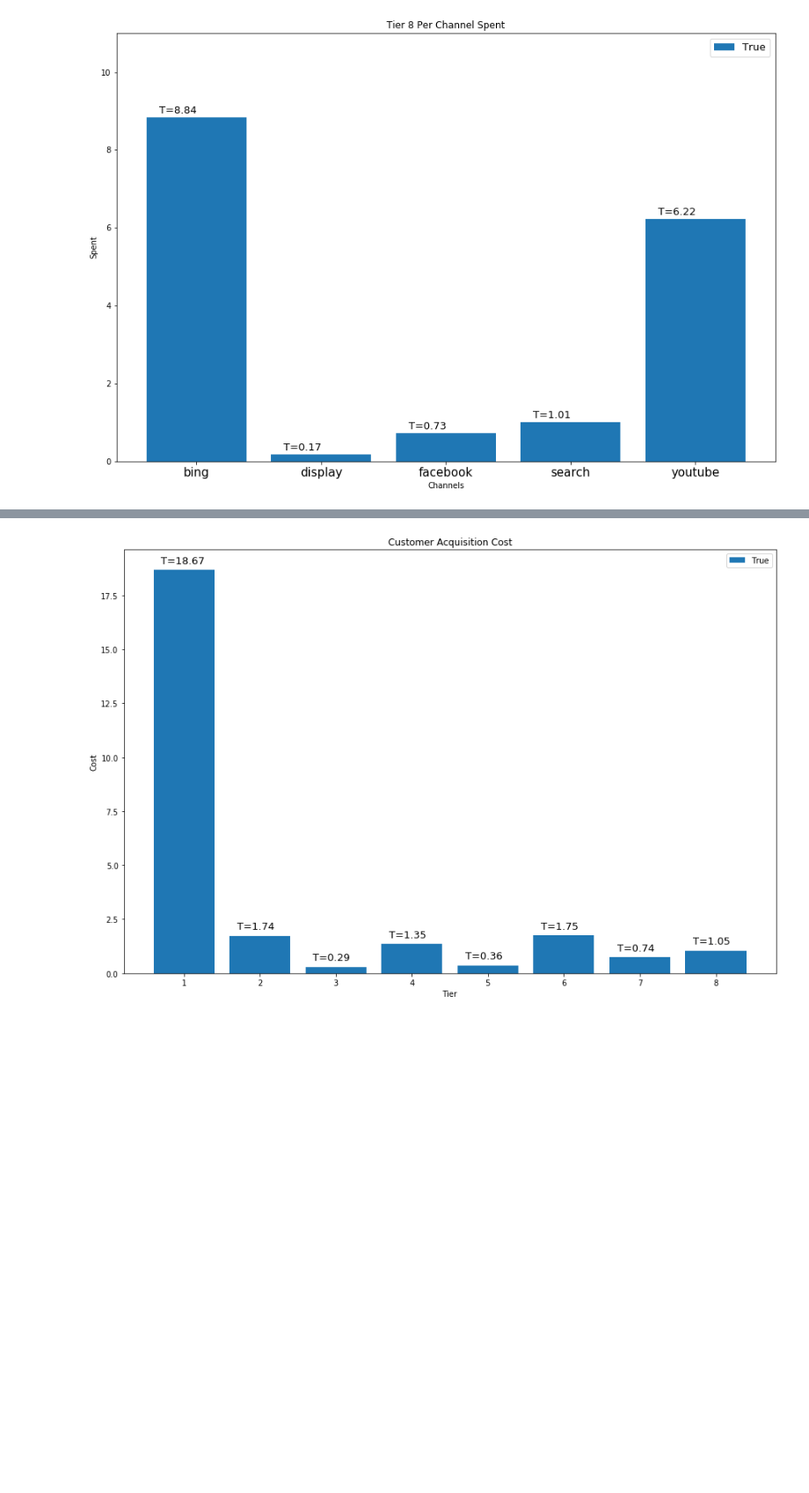
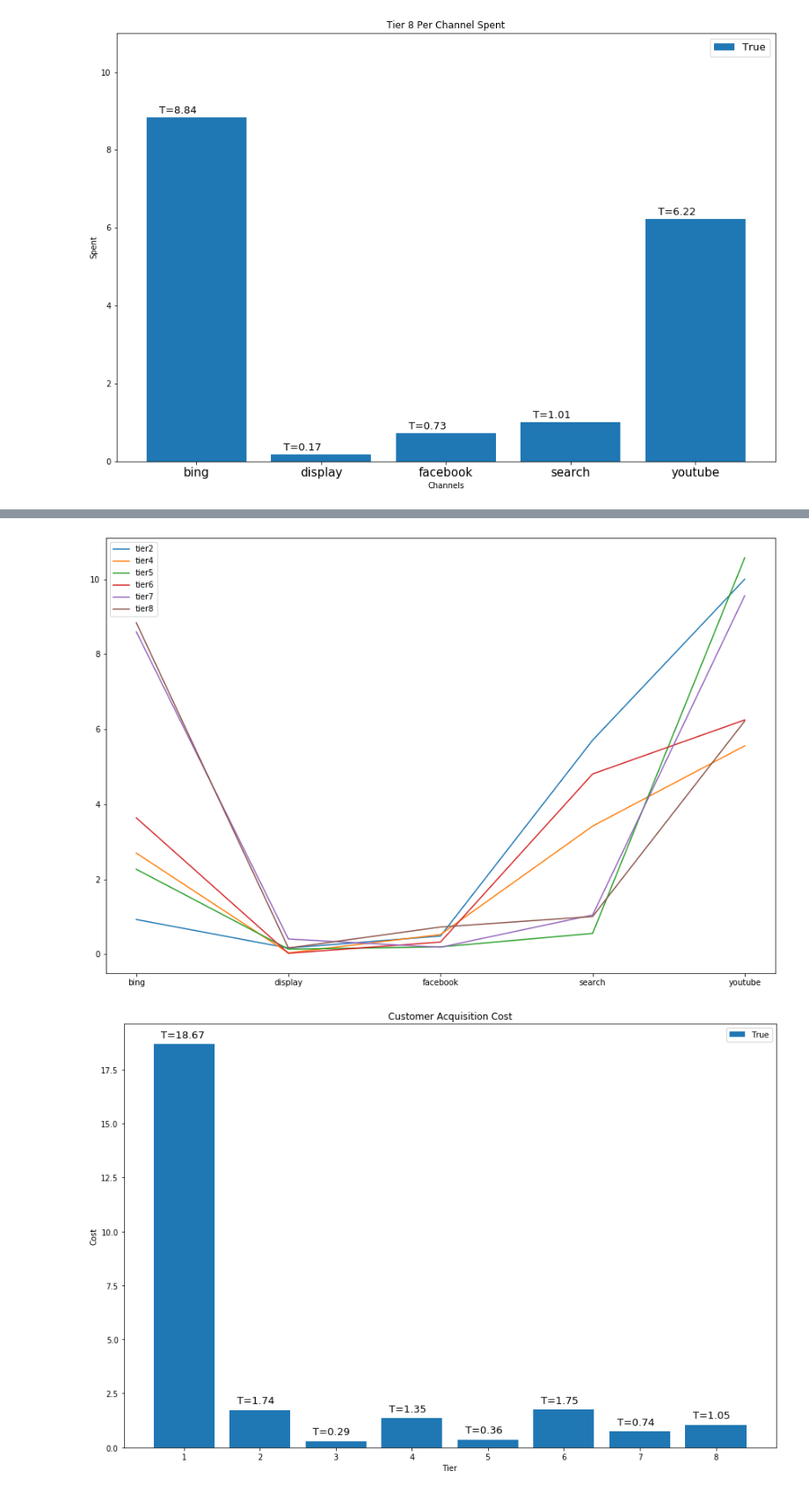
Before and after one commit to CinnyLin/dma, a Jupyter notebook: final/attribution_allocation/tiers.ipynb, the cells around one changed output, grey strips where cells are left out. Shown at 88% size. Saved outputs shown, nothing was run; the diff lists cells and outputs as text; code cells hidden in the pictures; blank space fills up the shorter version.

```diff
--- a/final/attribution_allocation/tiers.ipynb
+++ b/final/attribution_allocation/tiers.ipynb
@@ -1573,3 +1745,103 @@ plt.show()
+# %%
+plt.figure(figsize=(15,10))
+channels = ['bing', 'display', 'facebook', 'search', 'youtube']
+
+tier = 1
+# marginal customer
+sub_T = [13, 4, 927, 256, 100]
+sub_F = [15, 40, 9084, 1072, 8]
+totals = [i+j for i,j in zip(sub_T, sub_F)]
+# marginal spends
+tierf = list(tf.loc[tier-1][:-6])
+# marginal CAC = marginal spends / marginal conversions
+sub_T_spent = [round((k/i),2) for i,j,k in zip(sub_T, totals, tierf)]
+#plt.plot(channels, sub_T_spent, label='tier1')
+
+tier = 2
+# marginal customer
+sub_T = [107, 6, 3032, 963, 1]
+sub_F = [13, 6, 3097, 976, 1]
+totals = [i+j for i,j in zip(sub_T, sub_F)]
+# marginal spends
+tierf = list(tf.loc[tier-1][:-6])
+# marginal CAC = marginal spends / marginal conversions
+sub_T_spent = [round((k/i),2) for i,j,k in zip(sub_T, totals, tierf)]
+plt.plot(channels, sub_T_spent, label='tier2')
+
+tier = 3
+# marginal customer
+sub_T = [22, 19, 4103, 1118, 6]
+sub_F = [49, 31, 2186, 734, 5]
+totals = [i+j for i,j in zip(sub_T, sub_F)]
+# marginal spends
+tierf = list(tf.loc[tier-1][:-6])
+# marginal CAC = marginal spends / marginal conversions
+sub_T_spent = [round((k/i),2) for i,j,k in zip(sub_T, totals, tierf)]
+#plt.plot(channels, sub_T_spent, label='tier3')
+
+tier = 4
+# marginal customer
+sub_T = [37, 25, 3767, 1463, 9]
+sub_F = [47, 49, 6088, 870, 6]
+totals = [i+j for i,j in zip(sub_T, sub_F)]
+# marginal spends
+tierf = list(tf.loc[tier-1][:-6])
+# marginal CAC = marginal spends / marginal conversions
+sub_T_spent = [round((k/i),2) for i,j,k in zip(sub_T, totals, tierf)]
+plt.plot(channels, sub_T_spent, label='tier4')
+
+tier = 5
+# marginal customer
+sub_T = [44, 64, 4902, 1800, 35]
+sub_F = [42, 26, 3086, 710, 12]
+totals = [i+j for i,j in zip(sub_T, sub_F)]
+# marginal spends
+tierf = list(tf.loc[tier-1][:-6])
+# marginal CAC = marginal spends / marginal conversions
+sub_T_spent = [round((k/i),2) for i,j,k in zip(sub_T, totals, tierf)]
+plt.plot(channels, sub_T_spent, label='tier5')
+
+tier = 6
+# marginal customers
+sub_T = [55, 65, 6035, 2701, 56]
+sub_F = [48, 47, 3253, 1069, 20]
+totals = [i+j for i,j in zip(sub_T, sub_F)]
+# marginal spends
+tierf = list(tf.loc[tier-1][:-6])
+# marginal CAC = marginal spends / marginal conversions
+sub_T_spent = [round((k/i),2) for i,j,k in zip(sub_T, totals, tierf)]
+# line plot
+plt.plot(channels, sub_T_spent, label='tier6')
+
+tier = 7
+# marginal customers
+sub_T = [93, 152, 5356, 2862, 159]
+sub_F = [79, 189, 4133, 1211, 46]
+totals = [i+j for i,j in zip(sub_T, sub_F)]
+# marginal spends
+tierf = list(tf.loc[tier-1][:-6])
+# marginal CAC = marginal spends / marginal conversions
+sub_T_spent = [round((k/i),2) for i,j,k in zip(sub_T, totals, tierf)]
+# line plot
+plt.plot(channels, sub_T_spent, label='tier7')
+
+tier = 8
+# marginal customer
+sub_T = [181, 326, 8177, 2959, 312]
+sub_F = [122, 210, 4818, 1341, 58]
+totals = [i+j for i,j in zip(sub_T, sub_F)]
+# marginal spends
+tierf = list(tf.loc[tier-1][:-6])
+# marginal CAC = marginal spends / marginal conversions
+sub_T_spent = [round((k/i),2) for i,j,k in zip(sub_T, totals, tierf)]
+# line plot
+plt.plot(channels, sub_T_spent, label='tier8')
+
+plt.legend()
+plt.savefig('plots/tier18_marginalCAC_no13')
+plt.show()
+# %% [output]
+[figure, added]
 # %%
 fig, ax = plt.subplots(figsize=(15,10))
 
```
Also changed, not shown: parts of 8 cells of this notebook, 4 other files.
